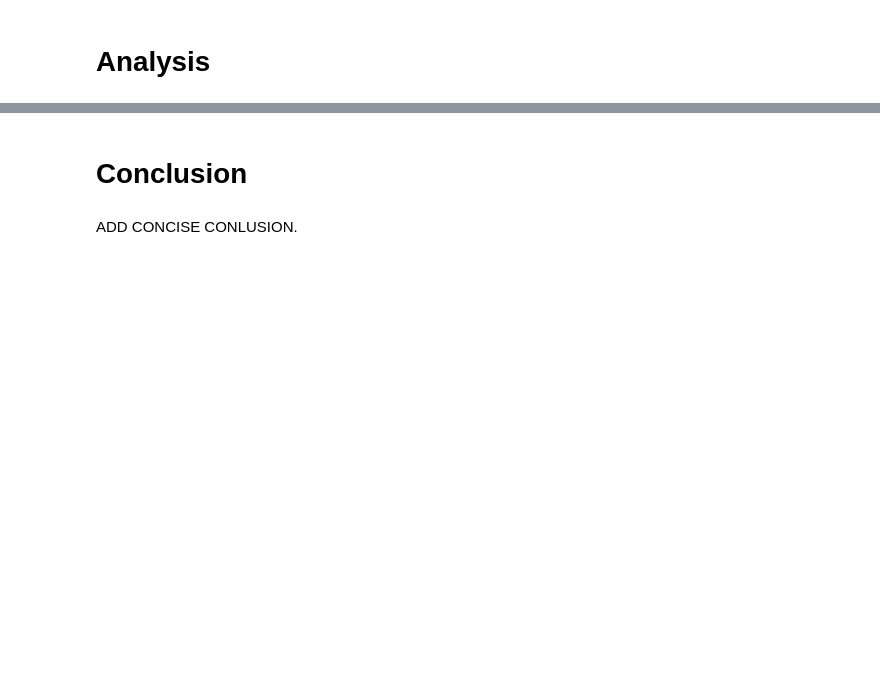
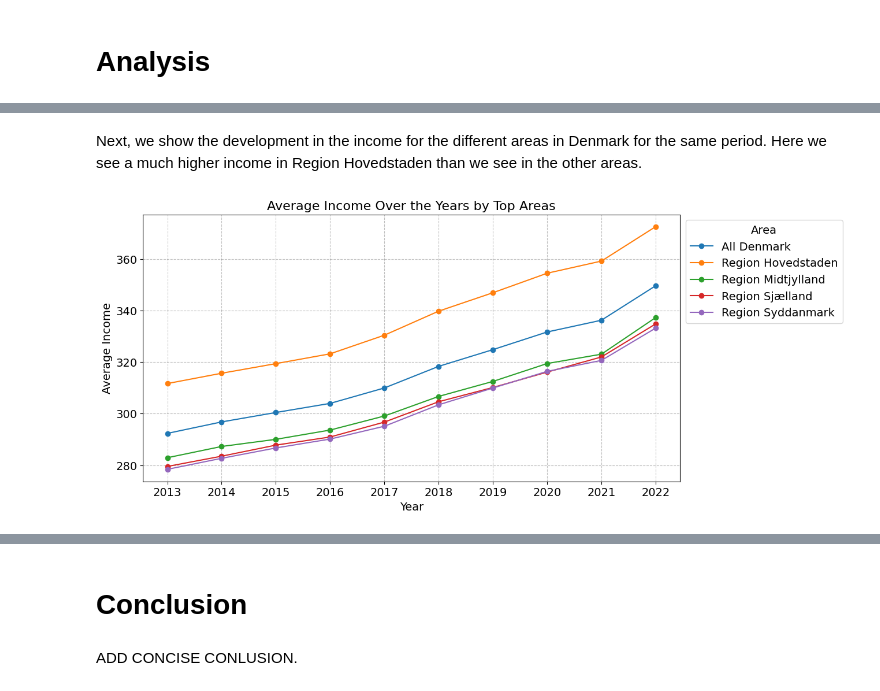
Before and after one commit to NumEconCopenhagen/projects-2024-isemjo, a Jupyter notebook: dataproject/dataproject.ipynb, the cells around one changed output, grey strips where cells are left out. Saved outputs shown, nothing was run; the diff lists cells and outputs as text; code cells hidden in the pictures; blank space fills up the shorter version.

```diff
--- a/dataproject/dataproject.ipynb
+++ b/dataproject/dataproject.ipynb
@@ -143,3 +455,34 @@ print(merged_df.head())
+# %% [markdown]
+Next, we show the development in the income for the different areas in Denmark for the same period. Here we see a much higher income in Region Hovedstaden than we see in the other areas.
+# %%
+# Group the data by year and area, then calculate the average income for each combination
+avg_income_by_year_area = merged_df.groupby(['TID', 'OMRÅDE'])['INDHOLD_area'].mean()
+
+# Select only the top N areas with the highest average income
+top_n_areas = 5
+top_areas = avg_income_by_year_area.groupby(level='OMRÅDE').mean().nlargest(top_n_areas).index
+
+# Filter the data to include only the top areas
+filtered_data = avg_income_by_year_area.loc(axis=0)[:, top_areas]
+
+# Plotting the average income over the years for each top area
+plt.figure(figsize=(12, 6))
+for area, data in filtered_data.groupby(level='OMRÅDE'):
+    years = data.index.get_level_values('TID').astype(str).str[:4]  # Extracting the year from the index
+    plt.plot(years, data.values, label=area, marker='o', linestyle='-')
+
+plt.title('Average Income Over the Years by Top Areas', fontsize=16)
+plt.xlabel('Year', fontsize=14)
+plt.ylabel('Average Income', fontsize=14)
+plt.legend(title='Area', loc='upper left', bbox_to_anchor=(1, 1))
+plt.grid(True)
+
+# Set x-axis ticks
+plt.xticks(years)
+
+plt.show()
+# %% [output]
+[figure, added]
 # %%
 # Find the most recent year in the merged dataset
 most_recent_year = int(merged_df['TID'].max())
```
Also changed, not shown: parts of 45 cells of this notebook.
